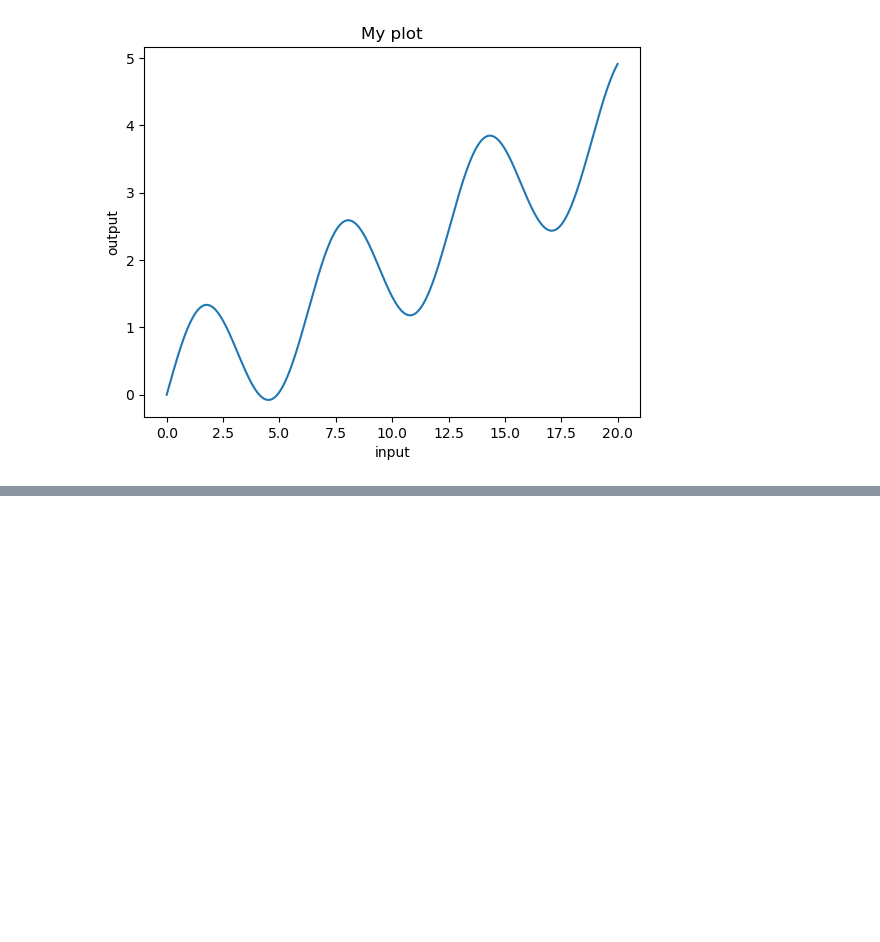
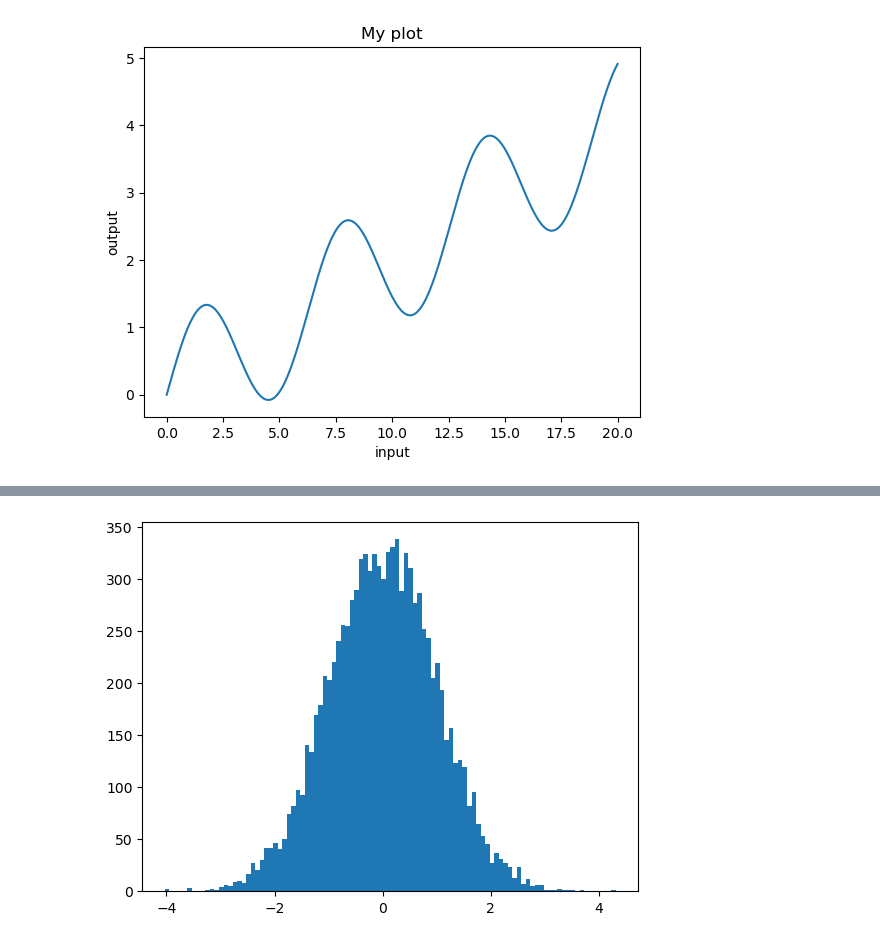
Before and after one commit to martinkilombe/Machine-Learning-Libraries, a Jupyter notebook: Matplot/Matplot lib.ipynb, the cells around one changed output, grey strips where cells are left out. Drawn from its saved outputs; the diff is of its cells as text; code cells hidden in the pictures; blank space fills up the shorter version.

```diff
--- a/Matplot/Matplot lib.ipynb
+++ b/Matplot/Matplot lib.ipynb
@@ -22,0 +30,6 @@ plt.title('My plot');
+# %%
+#Histogram -- random normal
+x = np.random.randn(10000)
+plt.hist(x ,bins = 100);
+# %% [output]
+[figure, added]
```
Also changed, not shown: parts of 3 cells of this notebook.
